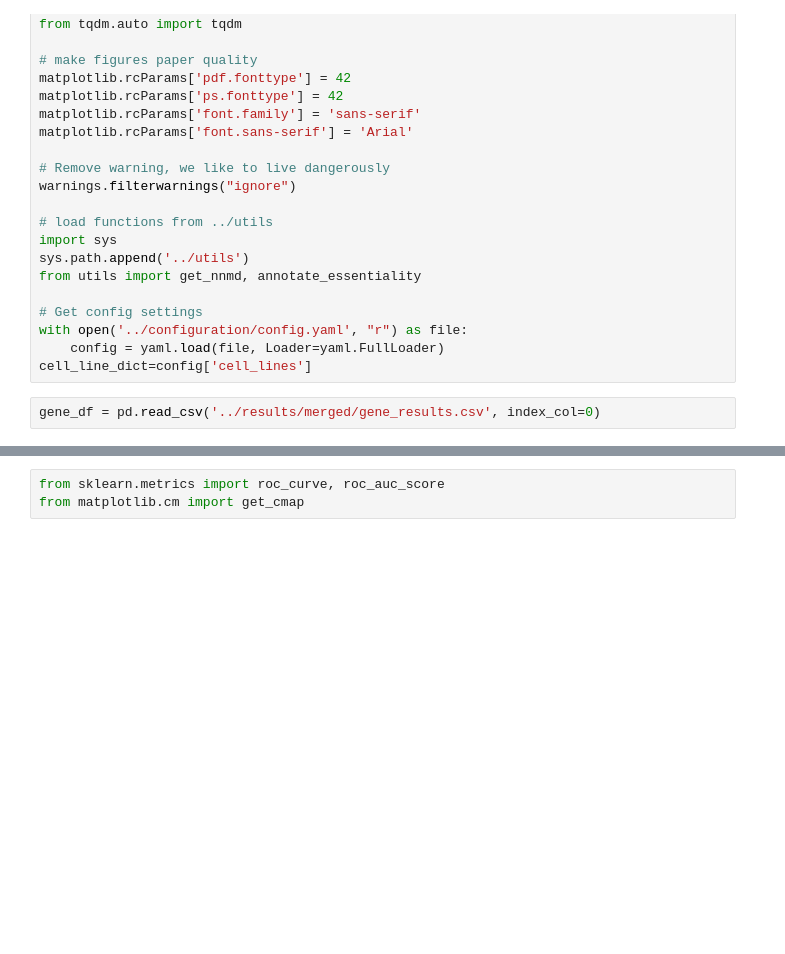
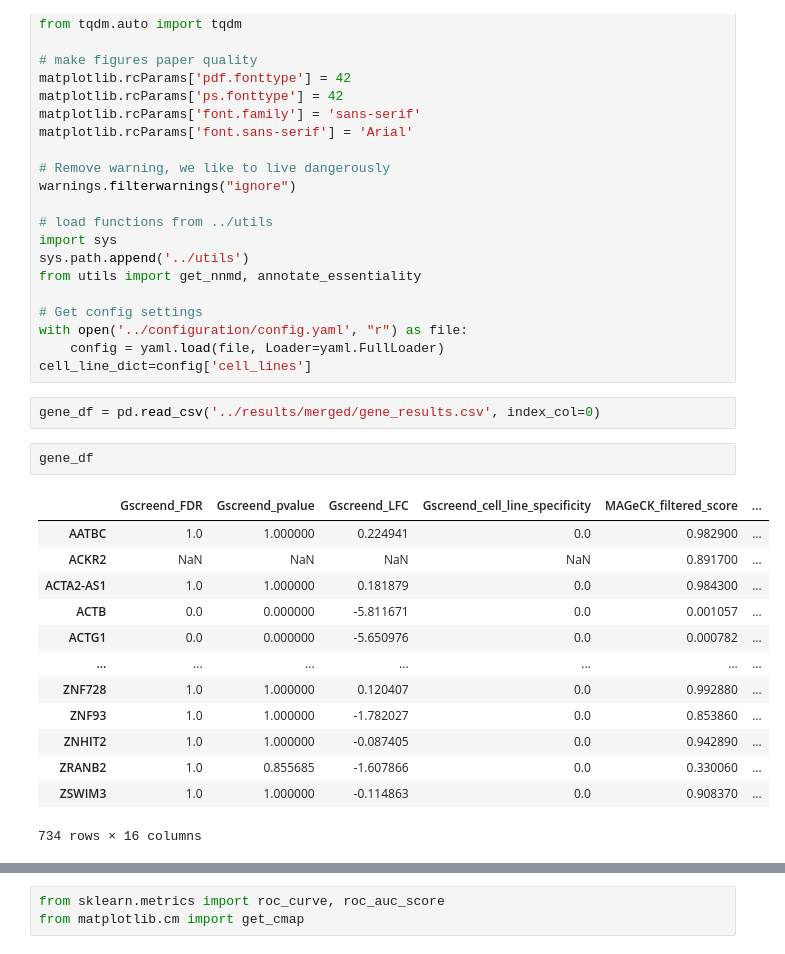
Before and after one commit to stefanpeidli/SYM101, a Jupyter notebook: notebooks/SYM101_stat_methods_evaluation.ipynb, the cells around one changed output, grey strips where cells are left out. Saved outputs shown, nothing was run; the diff lists cells and outputs as text; blank space fills up the shorter version.

```diff
--- a/notebooks/SYM101_stat_methods_evaluation.ipynb
+++ b/notebooks/SYM101_stat_methods_evaluation.ipynb
@@ -30,3 +30,19 @@ with open('../configuration/config.yaml', "r") as file:
 cell_line_dict=config['cell_lines']
 # %%
 gene_df = pd.read_csv('../results/merged/gene_results.csv', index_col=0)
+# %%
+gene_df
+# %% [output]
+|  | Gscreend_FDR | Gscreend_pvalue | Gscreend_LFC | Gscreend_cell_line_specificity | MAGeCK_filtered_score | ... |
+| AATBC | 1.0 | 1.000000 | 0.224941 | 0.0 | 0.982900 | ... |
+| ACKR2 | NaN | NaN | NaN | NaN | 0.891700 | ... |
+| ACTA2-AS1 | 1.0 | 1.000000 | 0.181879 | 0.0 | 0.984300 | ... |
+| ACTB | 0.0 | 0.000000 | -5.811671 | 0.0 | 0.001057 | ... |
+| ACTG1 | 0.0 | 0.000000 | -5.650976 | 0.0 | 0.000782 | ... |
+| ... | ... | ... | ... | ... | ... | ... |
+| ZNF728 | 1.0 | 1.000000 | 0.120407 | 0.0 | 0.992880 | ... |
+| ZNF93 | 1.0 | 1.000000 | -1.782027 | 0.0 | 0.853860 | ... |
+| ZNHIT2 | 1.0 | 1.000000 | -0.087405 | 0.0 | 0.942890 | ... |
+| ZRANB2 | 1.0 | 0.855685 | -1.607866 | 0.0 | 0.330060 | ... |
+| ZSWIM3 | 1.0 | 1.000000 | -0.114863 | 0.0 | 0.908370 | ... |
+734 rows × 16 columns
```
Also changed, not shown: parts of 11 cells of this notebook, 13 other files.
